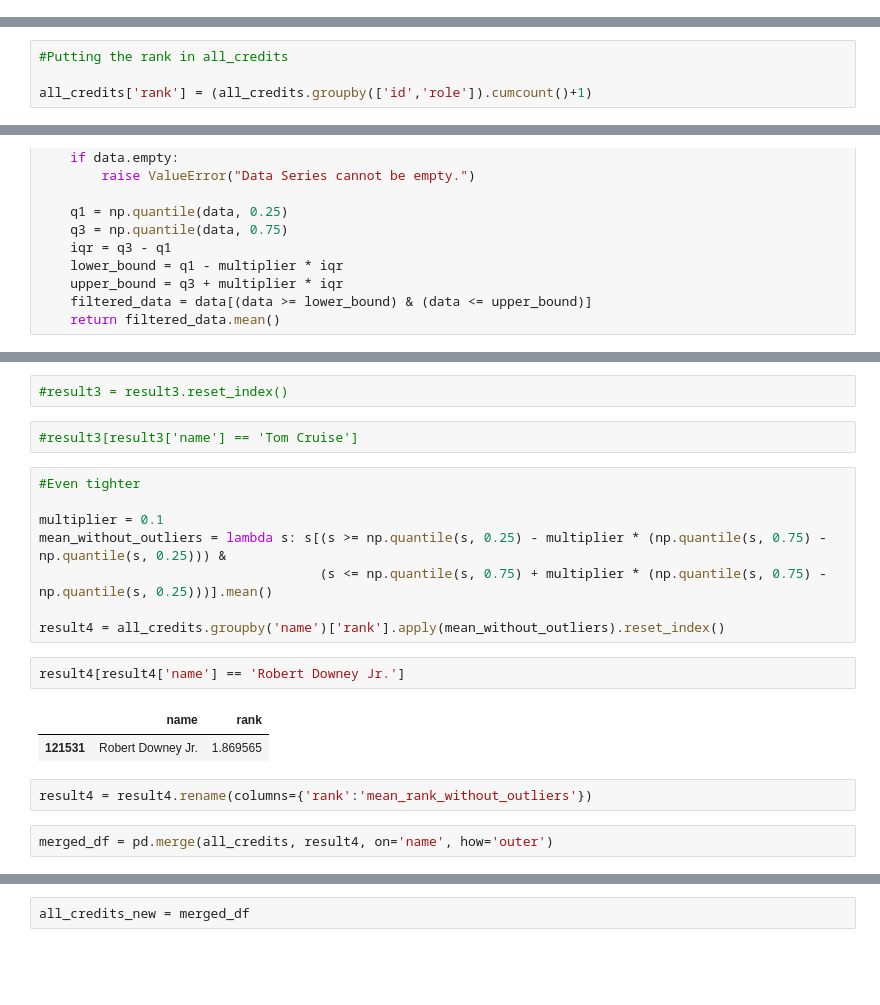
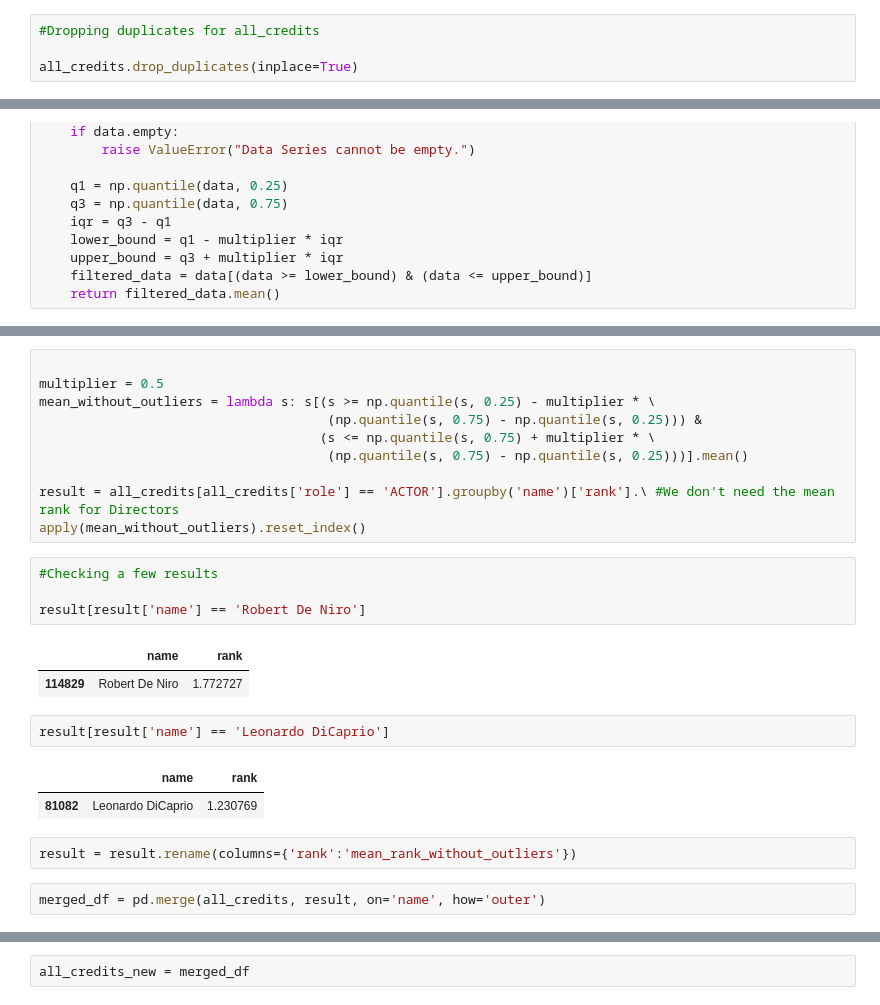
Before and after one commit to arjunlokur/StreamOracle, a Jupyter notebook: Capstone.ipynb, the cells around one changed output, grey strips where cells are left out. Cells and saved outputs as stored; diff of their text form; blank space fills up the shorter version.

```diff
--- a/Capstone.ipynb
+++ b/Capstone.ipynb
@@ -125,0 +190,4 @@ all_credits = pd.concat([netflix_credits,hbo_credits,disney_credits,prime_credit
+# %%
+#Dropping duplicates for all_credits
+
+all_credits.drop_duplicates(inplace=True)
@@ -187,4 +395,0 @@ all_credits.groupby('name').agg({'rank':'mean',
-# %%
-#Putting the rank in all_credits
-
-all_credits['rank'] = (all_credits.groupby(['id','role']).cumcount()+1)
@@ -273,24 +448,29 @@ def mean_without_outliers(data, multiplier=1.5):
-# %%
-#result3 = result3.reset_index()
-# %%
-#result3[result3['name'] == 'Tom Cruise']
 # %%
-#Even tighter
 
-multiplier = 0.1
-mean_without_outliers = lambda s: s[(s >= np.quantile(s, 0.25) - multiplier * (np.quantile(s, 0.75) - np.quantile(s, 0.25))) &
-                                    (s <= np.quantile(s, 0.75) + multiplier * (np.quantile(s, 0.75) - np.quantile(s, 0.25)))].mean()
+multiplier = 0.5
+mean_without_outliers = lambda s: s[(s >= np.quantile(s, 0.25) - multiplier * \
+                                     (np.quantile(s, 0.75) - np.quantile(s, 0.25))) &
+                                    (s <= np.quantile(s, 0.75) + multiplier * \
+                                     (np.quantile(s, 0.75) - np.quantile(s, 0.25)))].mean()
 
-result4 = all_credits.groupby('name')['rank'].apply(mean_without_outliers).reset_index()
+result = all_credits[all_credits['role'] == 'ACTOR'].groupby('name')['rank'].\ #We don't need the mean rank for Directors
+apply(mean_without_outliers).reset_index()
 # %%
-result4[result4['name'] == 'Robert Downey Jr.']
+#Checking a few results
+
+result[result['name'] == 'Robert De Niro']
 # %% [output]
 |  | name | rank |
-| 121531 | Robert Downey Jr. | 1.869565 |
+| 114829 | Robert De Niro | 1.772727 |
+# %%
+result[result['name'] == 'Leonardo DiCaprio']
+# %% [output]
+|  | name | rank |
+| 81082 | Leonardo DiCaprio | 1.230769 |
 # %%
-result4 = result4.rename(columns={'rank':'mean_rank_without_outliers'})
+result = result.rename(columns={'rank':'mean_rank_without_outliers'})
 # %%
-merged_df = pd.merge(all_credits, result4, on='name', how='outer')
+merged_df = pd.merge(all_credits, result, on='name', how='outer')
 # %%
 merged_df.isna().sum()
 # %% [output]
```
Also changed, not shown: parts of 225 cells of this notebook.
